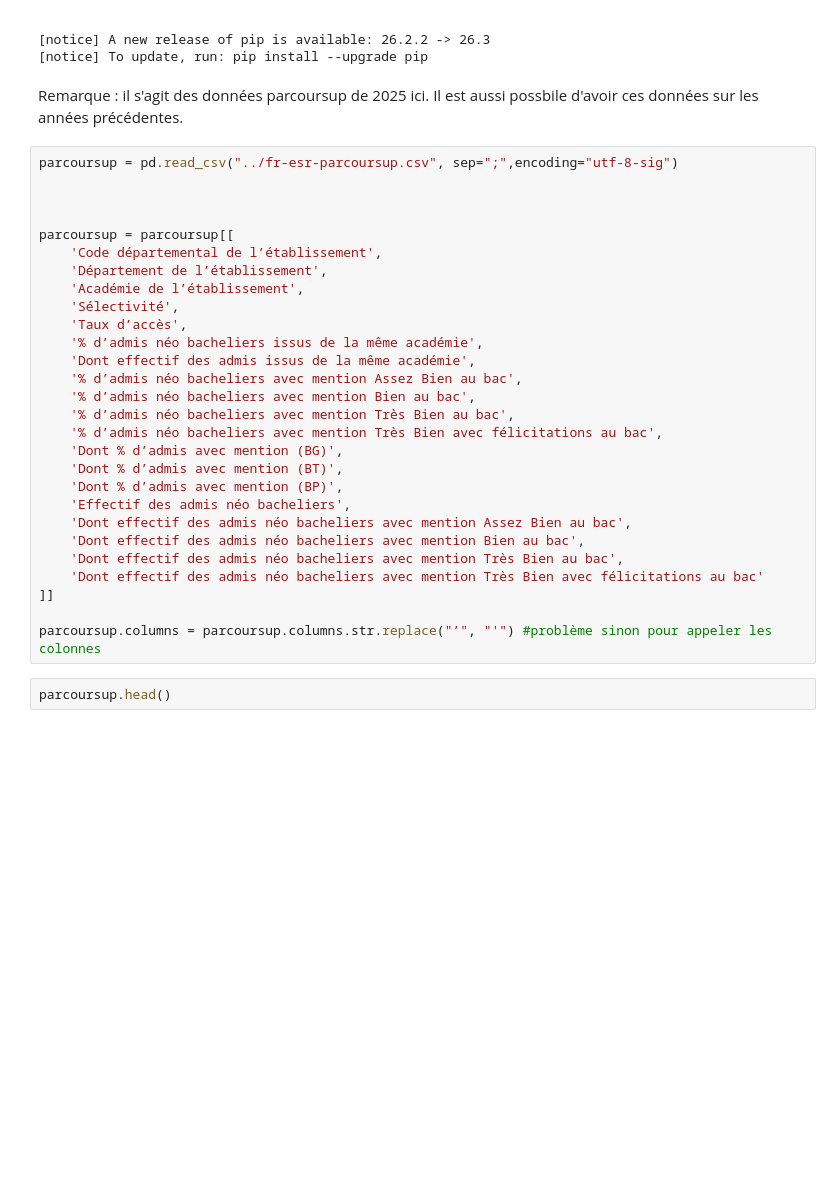
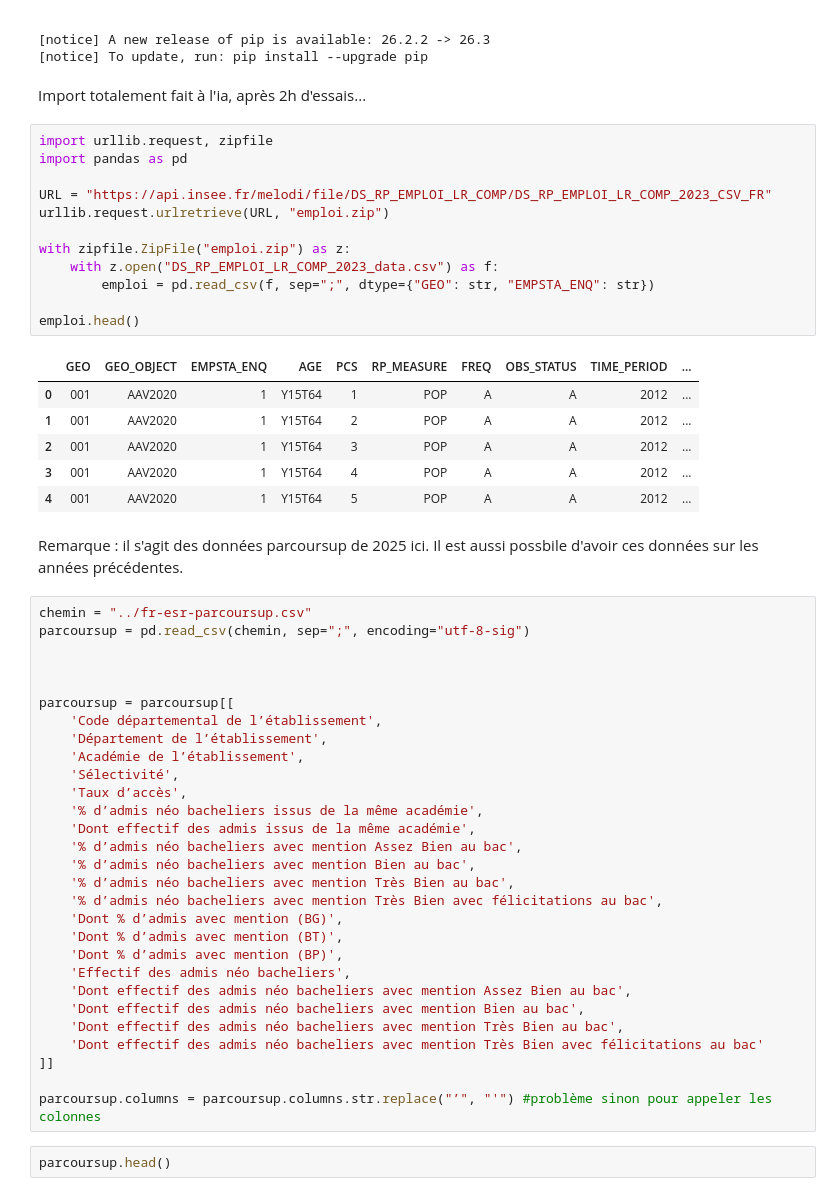
Before and after one commit to ma2nons/Projet-python, a Jupyter notebook: département/parcoursup.ipynb, the cells around one changed output. Drawn from its saved outputs; the diff is of its cells as text; blank space fills up the shorter version.

Commit message:
modified:   "d\303\251partement/parcoursup.ipynb"

```diff
--- a/département/parcoursup.ipynb
+++ b/département/parcoursup.ipynb
@@ -30,10 +30,32 @@ Requirement already satisfied: six>=1.5 in /opt/python/lib/python3.13/site-packa
 
 [notice] A new release of pip is available: 26.2.2 -> 26.3
 [notice] To update, run: pip install --upgrade pip
+# %% [markdown]
+Import totalement fait à l'ia, après 2h d'essais...
+# %%
+import urllib.request, zipfile
+import pandas as pd
+
+URL = "https://api.insee.fr/melodi/file/DS_RP_EMPLOI_LR_COMP/DS_RP_EMPLOI_LR_COMP_2023_CSV_FR"
+urllib.request.urlretrieve(URL, "emploi.zip")
+
+with zipfile.ZipFile("emploi.zip") as z:
+    with z.open("DS_RP_EMPLOI_LR_COMP_2023_data.csv") as f:
+        emploi = pd.read_csv(f, sep=";", dtype={"GEO": str, "EMPSTA_ENQ": str})
+
+emploi.head()
+# %% [output]
+|  | GEO | GEO_OBJECT | EMPSTA_ENQ | AGE | PCS | RP_MEASURE | FREQ | OBS_STATUS | TIME_PERIOD | ... |
+| 0 | 001 | AAV2020 | 1 | Y15T64 | 1 | POP | A | A | 2012 | ... |
+| 1 | 001 | AAV2020 | 1 | Y15T64 | 2 | POP | A | A | 2012 | ... |
+| 2 | 001 | AAV2020 | 1 | Y15T64 | 3 | POP | A | A | 2012 | ... |
+| 3 | 001 | AAV2020 | 1 | Y15T64 | 4 | POP | A | A | 2012 | ... |
+| 4 | 001 | AAV2020 | 1 | Y15T64 | 5 | POP | A | A | 2012 | ... |
 # %% [markdown]
 Remarque : il s'agit des données parcoursup de 2025 ici. Il est aussi possbile d'avoir ces données sur les années précédentes.
 # %%
-parcoursup = pd.read_csv("../fr-esr-parcoursup.csv", sep=";",encoding="utf-8-sig")
+chemin = "../fr-esr-parcoursup.csv"
+parcoursup = pd.read_csv(chemin, sep=";", encoding="utf-8-sig")
 
 
 
```
